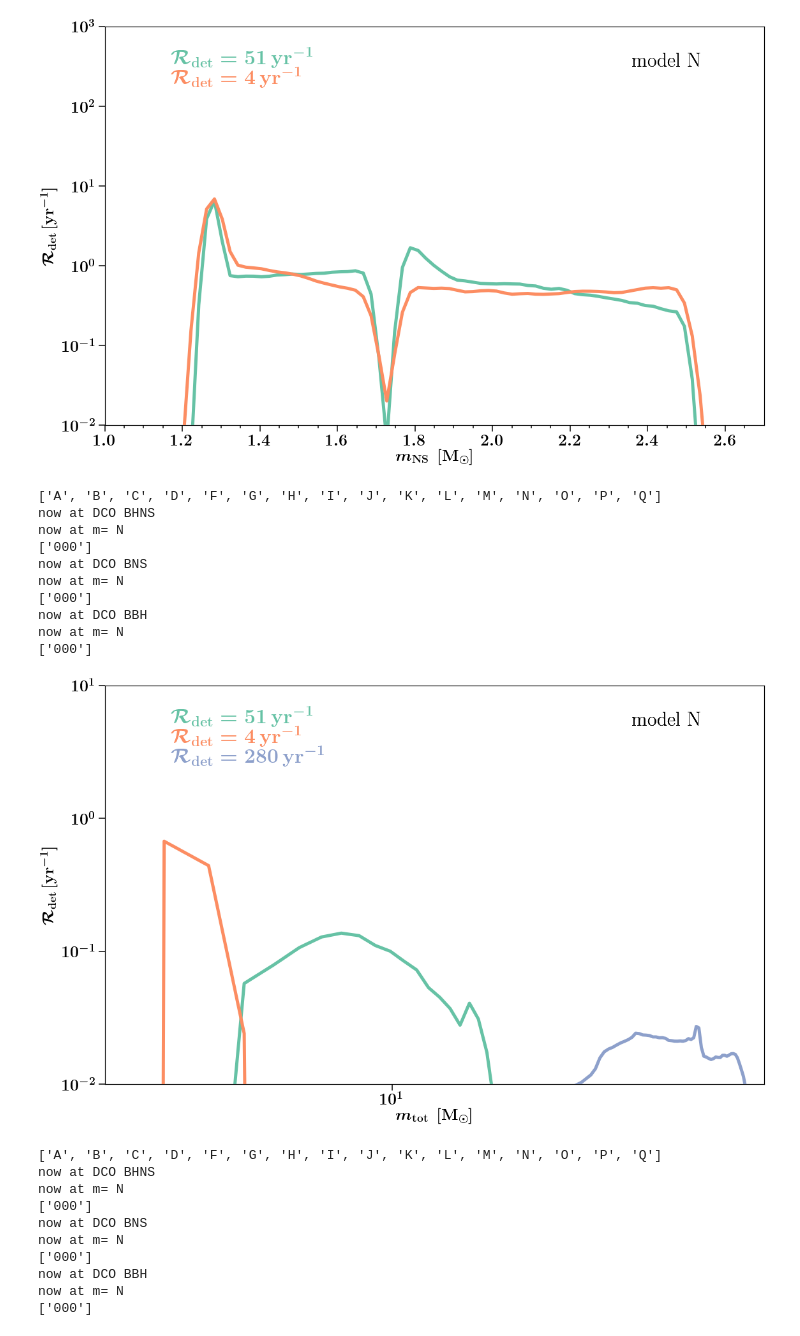
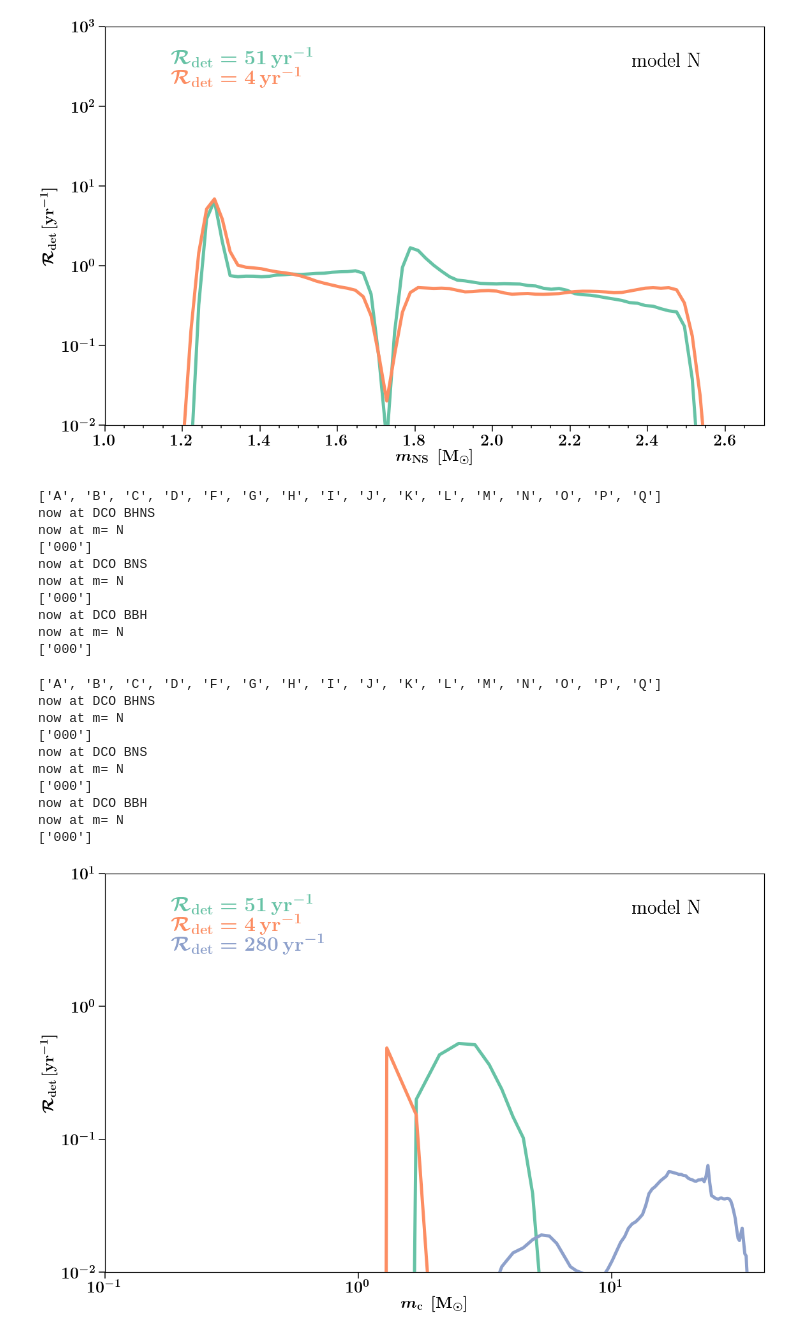
Before and after one commit to FloorBroekgaarden/Double-Compact-Object-Mergers, a Jupyter notebook: plottingCode/Fig_7_NS_mass/Figure_7_M_NS.ipynb, the cells around one changed output. Saved outputs shown, nothing was run; the diff lists cells and outputs as text; code cells hidden in the pictures.

Commit message:
update figures

```diff
--- a/plottingCode/Fig_7_NS_mass/Figure_7_M_NS.ipynb
+++ b/plottingCode/Fig_7_NS_mass/Figure_7_M_NS.ipynb
@@ -455,7 +455,7 @@ kde_comapre(axe_ind=1,xparam=xparam,  BPSmodelNames=BPSnameslist,\
         MSSFRmodelNames=MSSFRnameslist, DCOtypes=['BHNS', 'BNS', 'BBH'], xvarrange=[2,80], xlabel=nameX, ylabel=nameY, \
                               xlim=[2,80.], ylim=[0.,None], whichWeight=whichWeight,  path_dir=path_dir, quantiles=True)#, whichBPScolor=whichBPScolor)
 
-make_up_axis(axe=axe, xlim=[2,80], ylim=[0.01, 1E1], nameX=nameX, nameY=nameY, logY=True, logX=True)
+make_up_axis(axe=axe, xlim=[2,80], ylim=[0.01, 1E1], nameX=nameX, nameY=nameY, logY=True, logX=False)
 
 
 plt.tight_layout()
@@ -474,7 +474,6 @@ now at m= N
 now at DCO BBH
 now at m= N
 ['000']
-[figure, removed]
 # %%
 
 # add location of the COMPAS hdf5 files:
@@ -521,34 +520,35 @@ BPSnameslist =['N']
 
 
 
 handles, labels = None, None
 # BPSlist = [BPS]
 whichWeight='det'
 
 
 nameY = r'$\mathcal{R}_{\rm{det}} \, [\rm{yr}^{-1}]   $'
 nameX = r' $m_{\rm{c}} $ $ \,  [\rm{M}_{\odot}]$'
 xparam='Mchirp'
 kde_comapre(axe_ind=1,xparam=xparam,  BPSmodelNames=BPSnameslist,\
-        MSSFRmodelNames=MSSFRnameslist, DCOtypes=['BHNS', 'BNS', 'BBH'], xvarrange=[2,40], xlabel=nameX, ylabel=nameY, \
-                              xlim=[2,40.], ylim=[0.,None], whichWeight=whichWeight,  path_dir=path_dir, quantiles=True)#, whichBPScolor=whichBPScolor)
+        MSSFRmodelNames=MSSFRnameslist, DCOtypes=['BHNS', 'BNS', 'BBH'], xvarrange=[0.5,40], xlabel=nameX, ylabel=nameY, \
+                              xlim=None, ylim=[0.,None], whichWeight=whichWeight,  path_dir=path_dir, quantiles=True)#, whichBPScolor=whichBPScolor)
 
-make_up_axis(axe=axe, xlim=[0.1,40], ylim=[0.01, 1E1], nameX=nameX, nameY=nameY, logY=True, logX=False)
+make_up_axis(axe=axe, xlim=[0.1,40], ylim=[0.01, 1E1], nameX=nameX, nameY=nameY, logY=True, logX=True)
 
 
 plt.tight_layout()
 plt.subplots_adjust(wspace=0, hspace=0)
-plt.savefig('./discussion_Mass_chirp_' + whichWeight +'_'  + 'one_normed_notLog.png', transparent=False)
+plt.savefig('./discussion_Mass_chirp_' + whichWeight +'_'  + 'one_normed.png', transparent=False)
 plt.show()
 plt.close()
 # %% [output]
 ['A', 'B', 'C', 'D', 'F', 'G', 'H', 'I', 'J', 'K', 'L', 'M', 'N', 'O', 'P', 'Q']
 now at DCO BHNS
 now at m= N
 ['000']
 now at DCO BNS
 now at m= N
 ['000']
 now at DCO BBH
 now at m= N
 ['000']
+[figure, added]
```
Also changed, not shown: 2 other files.
